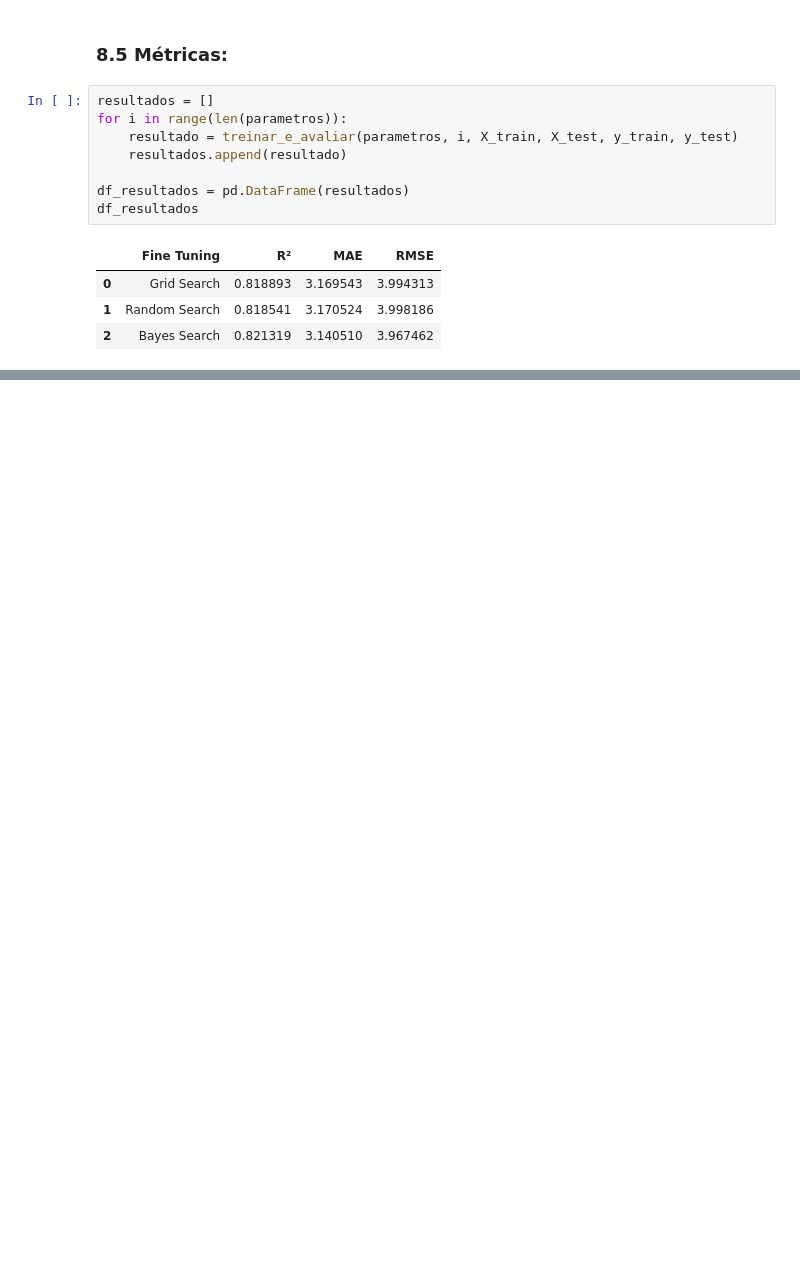
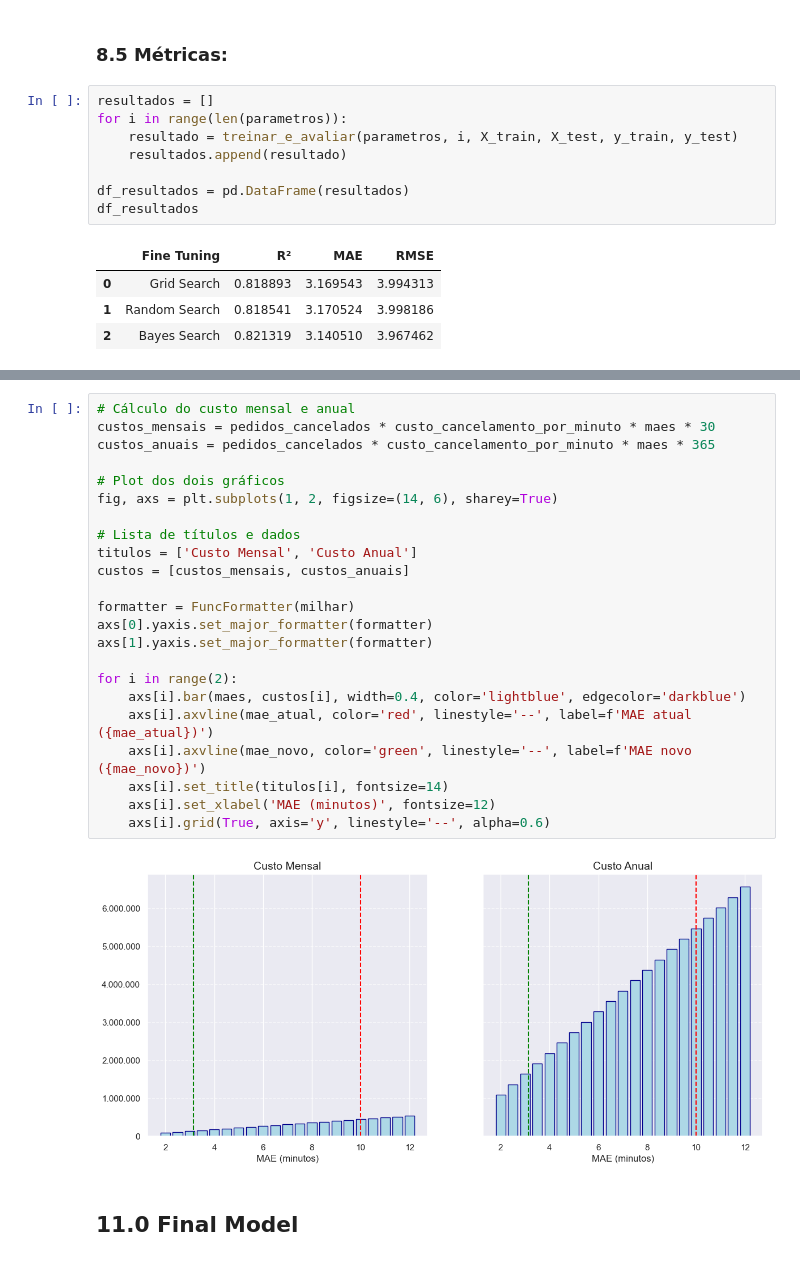
Before and after one commit to samantasobral/projeto_integrador_2, a Jupyter notebook: notebooks/Delivery.ipynb, the cells around one changed output, grey strips where cells are left out. Saved outputs shown, nothing was run; the diff lists cells and outputs as text; blank space fills up the shorter version.

```diff
--- a/notebooks/Delivery.ipynb
+++ b/notebooks/Delivery.ipynb
@@ -1156,0 +1278,27 @@ df_resultados
+# %%
+# Cálculo do custo mensal e anual
+custos_mensais = pedidos_cancelados * custo_cancelamento_por_minuto * maes * 30
+custos_anuais = pedidos_cancelados * custo_cancelamento_por_minuto * maes * 365
+
+# Plot dos dois gráficos
+fig, axs = plt.subplots(1, 2, figsize=(14, 6), sharey=True)
+
+# Lista de títulos e dados
+titulos = ['Custo Mensal', 'Custo Anual']
+custos = [custos_mensais, custos_anuais]
+
+formatter = FuncFormatter(milhar)
+axs[0].yaxis.set_major_formatter(formatter)
+axs[1].yaxis.set_major_formatter(formatter)
+
+for i in range(2):
+    axs[i].bar(maes, custos[i], width=0.4, color='lightblue', edgecolor='darkblue')
+    axs[i].axvline(mae_atual, color='red', linestyle='--', label=f'MAE atual ({mae_atual})')
+    axs[i].axvline(mae_novo, color='green', linestyle='--', label=f'MAE novo ({mae_novo})')
+    axs[i].set_title(titulos[i], fontsize=14)
+    axs[i].set_xlabel('MAE (minutos)', fontsize=12)
+    axs[i].grid(True, axis='y', linestyle='--', alpha=0.6)
+# %% [output]
+[figure, added]
+# %% [markdown]
+## 11.0 Final Model
```
Also changed, not shown: parts of 10 cells of this notebook.
